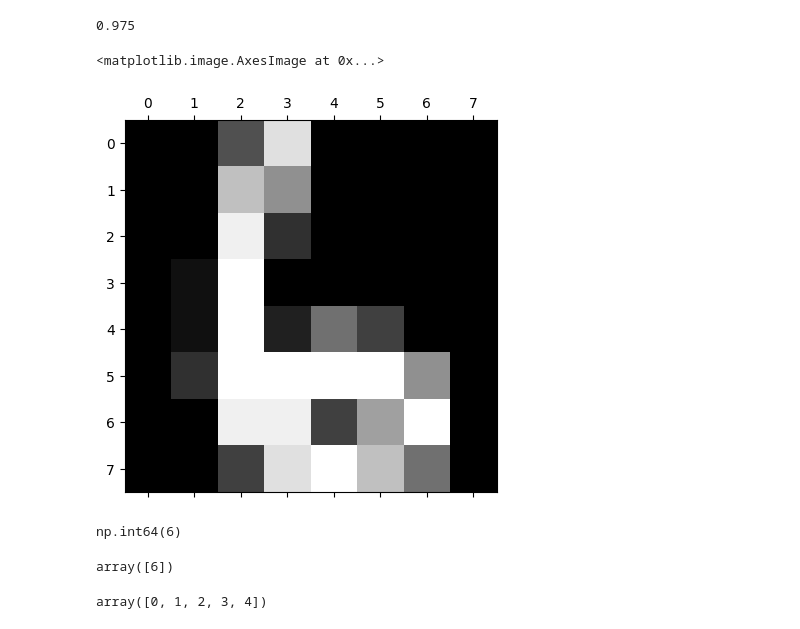
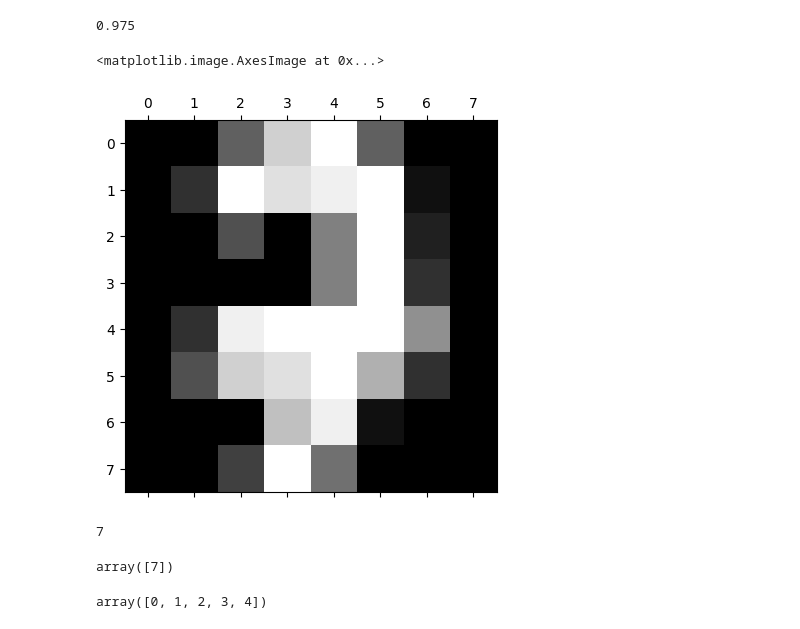
Before and after one commit to atullya/Machine-Learning, a Jupyter notebook: 08_LogisticRegresssionMultiple/Multiple.ipynb, the cells around one changed output. Saved outputs shown, nothing was run; the diff lists cells and outputs as text; code cells hidden in the pictures.

```diff
--- a/08_LogisticRegresssionMultiple/Multiple.ipynb
+++ b/08_LogisticRegresssionMultiple/Multiple.ipynb
@@ -61,18 +61,18 @@ model.score(X_test,y_test)
 # %% [output]
 0.975
 # %%
-plt.matshow(digits.images[67])
+plt.matshow(digits.images[61])
 # %% [output]
 <matplotlib.image.AxesImage at 0x...>
-[figure, old version]
+[figure, new version]
 # %%
-digits.target[67]
+digits.target[61]
 # %% [output]
-np.int64(6)
+7
 # %%
-model.predict([digits.data[67]])
+model.predict([digits.data[61]])
 # %% [output]
-array([6])
+array([7])
 # %%
 model.predict(digits.data[0:5])
 # %% [output]
```
Also changed, not shown: parts of 4 cells of this notebook, 27 other files.
